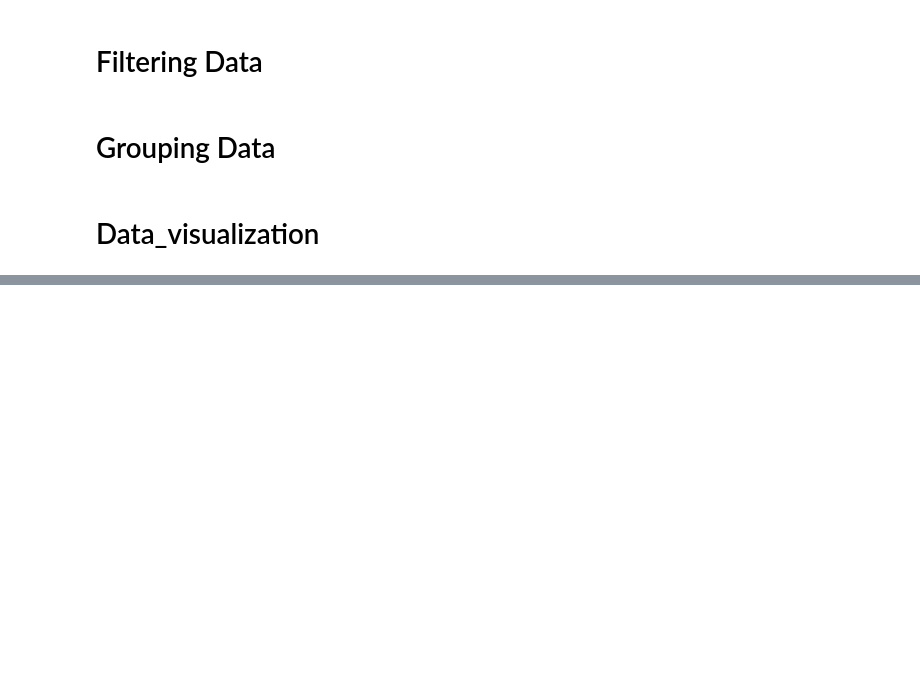
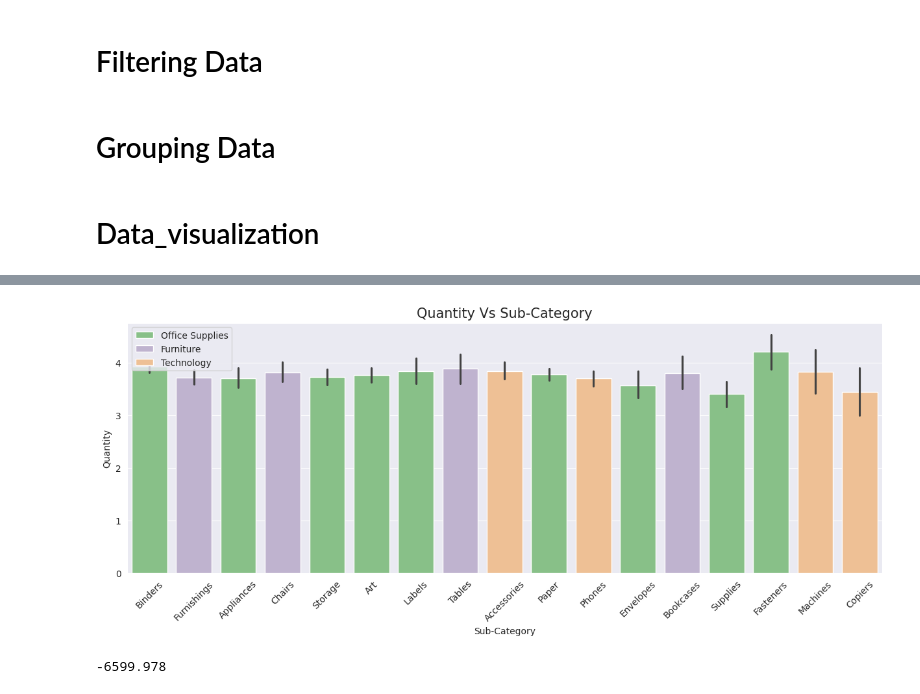
Before and after one commit to Muhammad-Musharraf/Data-Analysis-Project-Using-Python, a Jupyter notebook: Sample_Superstore_.ipynb, the cells around one changed output, grey strips where cells are left out. Saved outputs shown, nothing was run; the diff lists cells and outputs as text; code cells hidden in the pictures; blank space fills up the shorter version.

```diff
--- a/Sample_Superstore_.ipynb
+++ b/Sample_Superstore_.ipynb
@@ -10,5 +12,5 @@ drive.mount('/content/drive')
 # %%
 # Read the Dataset
-df = pd.read_csv("/content/drive/MyDrive/Sample - Superstore.xls", encoding="cp1252")
+df = pd.read_csv("/content/drive/MyDrive/Sample - Superstore.csv", encoding="cp1252")
 # %%
 df
@@ -149,8 +393,12 @@ with sns.axes_style('darkgrid'):
 # %%
 plt.figure(figsize=(15,5))
 with sns.axes_style('darkgrid'):
-  sns.barplot(data=df,y='Quantity',x='Sub-Category',palette="flame",orient='v',hue='Category',width=0.8)
+  sns.barplot(data=df,y='Quantity',x='Sub-Category',palette="Accent",orient='v',hue='Category',width=0.8)
   plt.title("Quantity Vs Sub-Category",fontsize=15)
   plt.legend(loc=2)
+  plt.xticks(rotation=45)
+
   plt.show()
+# %% [output]
+[figure, added]
 # %%
@@ -160,0 +409,4 @@ plt.show()
+# %%
+df['Profit'].min()
+# %% [output]
+-6599.978
```
Also changed, not shown: parts of 59 cells of this notebook.
